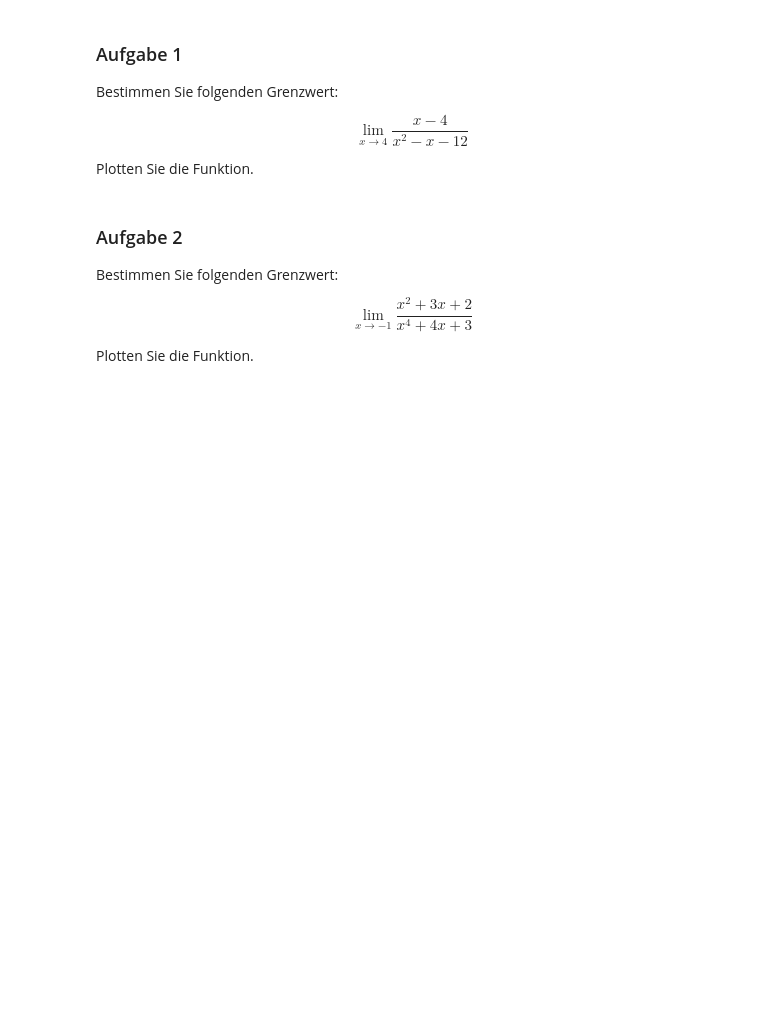
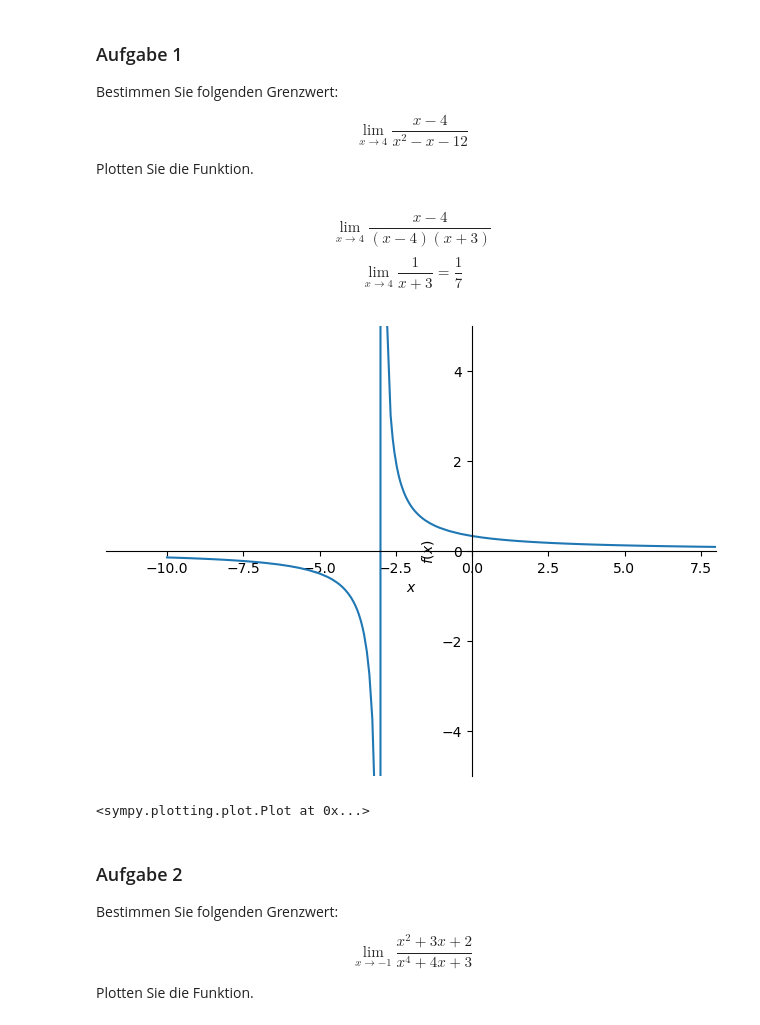
Before and after one commit to maixnor/uniwien, a Jupyter notebook: notebooks/Aufgabenblatt_4 .ipynb, the cells around one changed output. Saved outputs shown, nothing was run; the diff lists cells and outputs as text; code cells hidden in the pictures; blank space fills up the shorter version.

```diff
--- a/notebooks/Aufgabenblatt_4 .ipynb
+++ b/notebooks/Aufgabenblatt_4 .ipynb
@@ -2,6 +2,9 @@
 # Aufgabenblatt 4
 # %% [markdown]
 ## Eindimensionale Analysis – Grenzwerte
+# %%
+from sympy import *
+x = symbols("x", real = true)
 # %% [markdown]
 ### Aufgabe 1
 
@@ -12,6 +15,15 @@ $$
 $$
 
 Plotten Sie die Funktion.
+# %% [markdown]
+$$\lim_{x\rightarrow4} \frac{x-4}{(x-4)(x+3)}$$
+$$\lim_{x\rightarrow4} \frac{1}{x+3} = \frac{1}{7}$$
+# %%
+y = (x - 4) / (x**2 - x - 12)
+plot(y, xlim = (-12, 8), ylim = (-5,5))
+# %% [output]
+[figure, added]
+<sympy.plotting.plot.Plot at 0x...>
 # %% [markdown]
 ### Aufgabe 2
 
```
Also changed, not shown: parts of 15 cells of this notebook, 2 other files.
